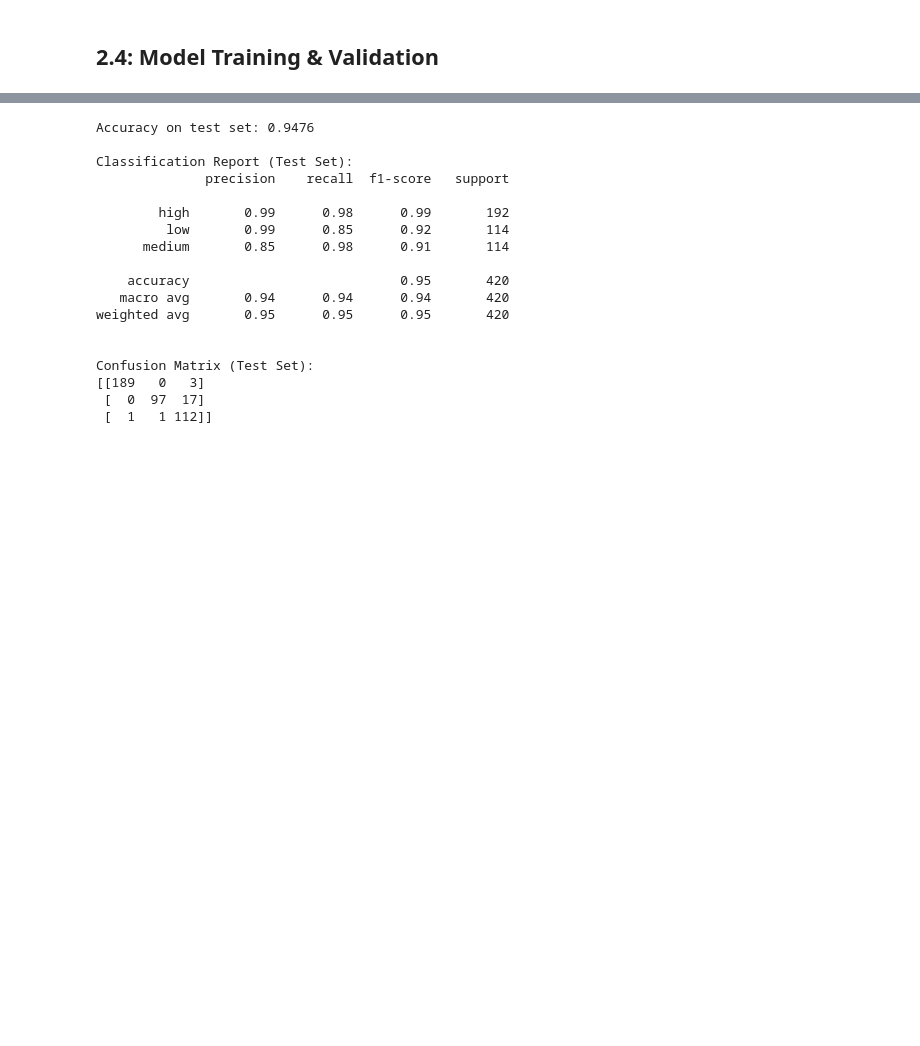
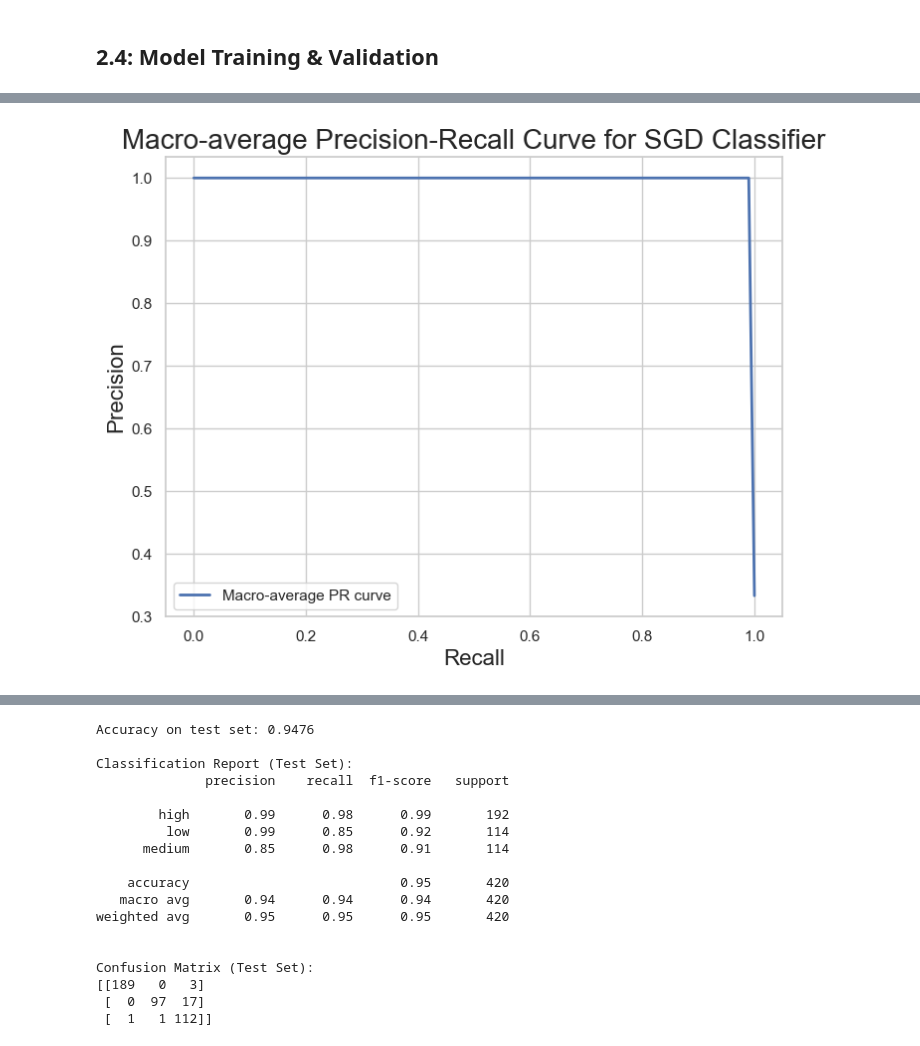
Before and after one commit to LiewZhengXian/UCCD2063-Assignment, a Jupyter notebook: LeeCH_AIT_Template_Original.ipynb, the cells around one changed output, grey strips where cells are left out. Drawn from its saved outputs; the diff is of its cells as text; code cells hidden in the pictures; blank space fills up the shorter version.

```diff
--- a/LeeCH_AIT_Template_Original.ipynb
+++ b/LeeCH_AIT_Template_Original.ipynb
@@ -448,0 +515,34 @@ Confusion Matrix (Training Set):
+# %%
+
+class_labels = ['low','medium','high']
+
+# Binarize the output (One-vs-Rest) for multiclass
+y_train_bin = label_binarize(y_train, classes=class_labels)
+y_pred_cv_bin = label_binarize(y_pred_cv, classes=class_labels)
+
+n_classes = y_train_bin.shape[1]
+
+# Initialize arrays to store precision and recall for macro averaging
+all_precisions = []
+all_recalls = []
+
+# Calculate precision-recall curve for each class
+for i in range(n_classes):
+    precisions, recalls, _ = precision_recall_curve(y_train_bin[:, i], y_pred_cv_bin[:, i])
+    all_precisions.append(np.interp(np.linspace(0, 1, 100), recalls[::-1], precisions[::-1]))
+    all_recalls.append(np.linspace(0, 1, 100))
+
+# Compute the average precision and recall for macro-average
+macro_precisions = np.mean(all_precisions, axis=0)
+macro_recalls = np.mean(all_recalls, axis=0)
+
+# Plot the macro-averaged Precision-Recall curve
+plt.figure(figsize=(8, 6))
+plt.plot(macro_recalls, macro_precisions, lw=2, label='Macro-average PR curve')
+plt.xlabel("Recall", fontsize=16)
+plt.ylabel("Precision", fontsize=16)
+plt.title('Macro-average Precision-Recall Curve for SGD Classifier', fontsize=20)
+plt.legend(loc="best")
+plt.show()
+# %% [output]
+[figure, added]
```
Also changed, not shown: parts of 16 cells of this notebook.
